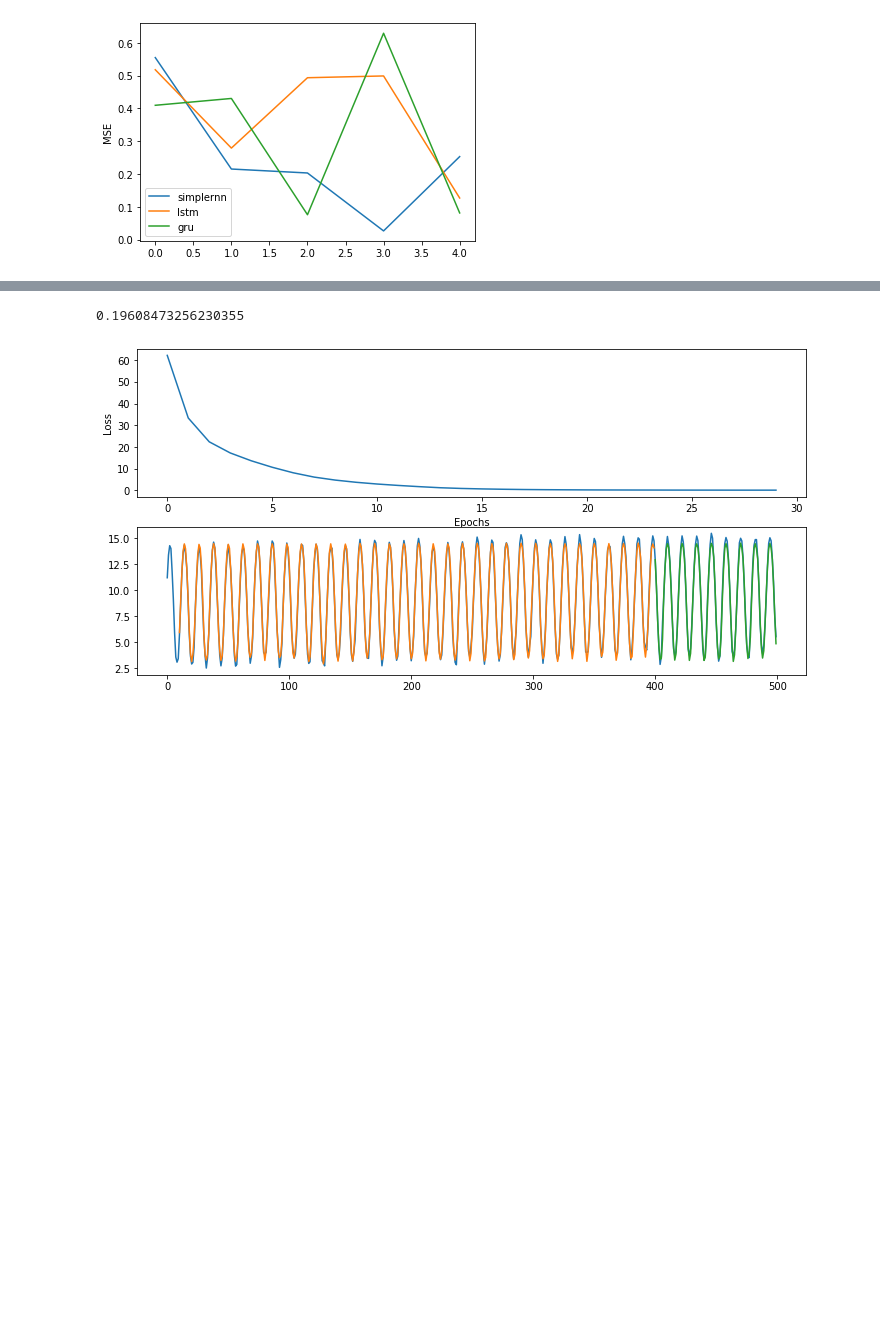
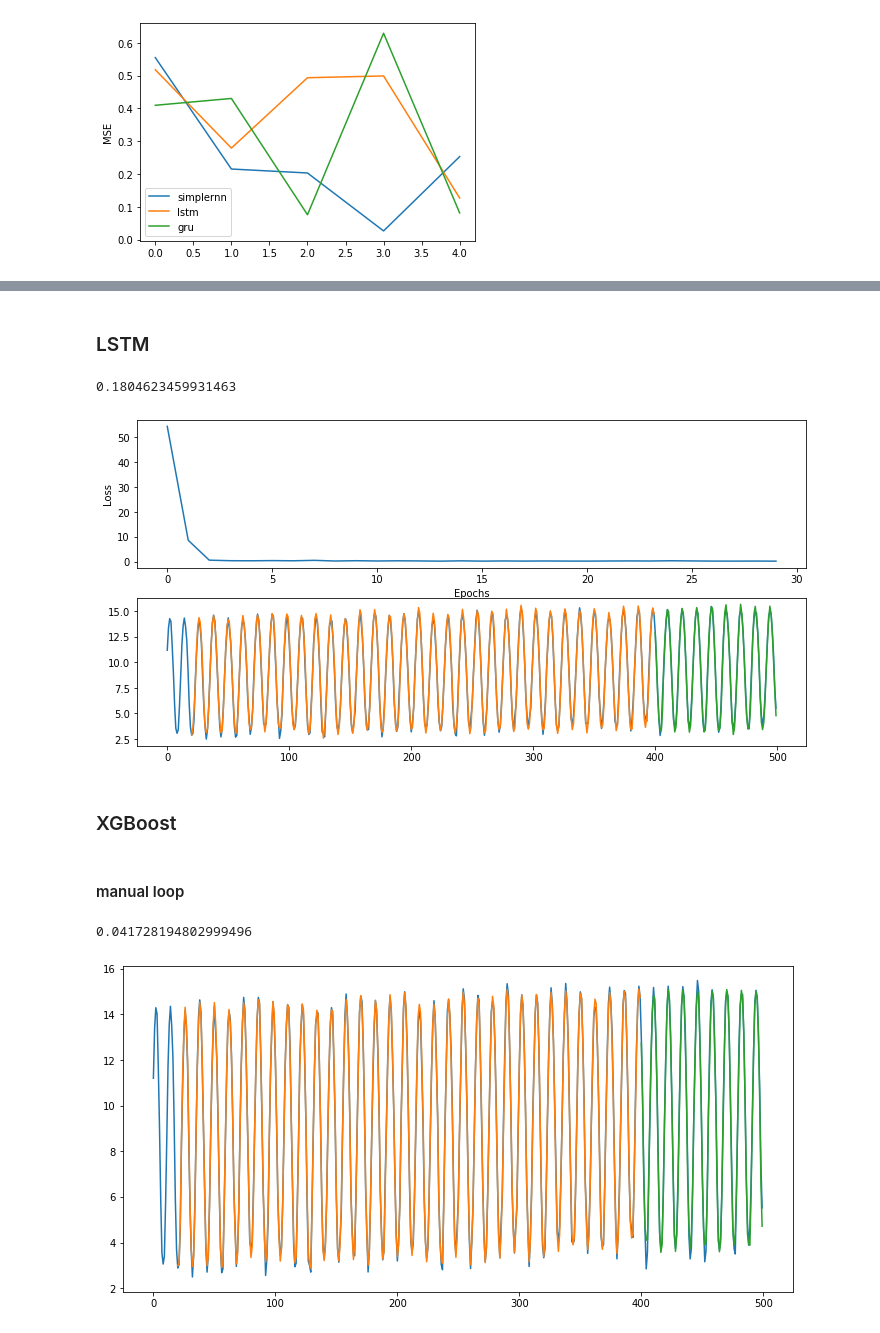
Before and after one commit to guitoo/TimeSeries, a Jupyter notebook: series temporelles RNN.ipynb, the cells around one changed output, grey strips where cells are left out. Drawn from its saved outputs; the diff is of its cells as text; code cells hidden in the pictures; blank space fills up the shorter version.

```diff
--- a/series temporelles RNN.ipynb
+++ b/series temporelles RNN.ipynb
@@ -242,14 +252,16 @@ temp = pd.read_csv("GlobalLandTemperatures_GlobalTemperatures.csv")
 temp["dt"] = temp["dt"].apply(lambda x: np.datetime64(x))
 temp = temp[['dt','LandAverageTemperature']]
 temp = temp.iloc[-500:]
+# %% [markdown]
+### LSTM
 # %%
 EPOCH = 30
 plot_pred(temp['LandAverageTemperature'].values.reshape(-1,1),
-          train_size=400,
-          model=LSTM,
-          input_length = 10,
-          units=30
+          train_size=400, input_length=20, batch_size=5,
+          model=rnn_model(units=30, input_length=20, cell_type=LSTM)
          )
 # %% [output]
-0.19608473256230355
+0.1804623459931463
-[figure, old version]
+[figure, new version]
+# %% [markdown]
+### XGBoost
@@ -255,0 +270,38 @@ plot_pred(temp['LandAverageTemperature'].values.reshape(-1,1),
+# %%
+INPUT_LENGTH = 20
+TRAINING_SIZE = 400
+
+series = temp['LandAverageTemperature'].values
+# %% [markdown]
+#### manual loop
+# %%
+X = []
+y = []
+for i in range(series.shape[0]-INPUT_LENGTH):
+    X.append(series[i:i+INPUT_LENGTH])
+    y.append(series[i+INPUT_LENGTH])
+X = np.array(X).reshape(-1,INPUT_LENGTH)
+y = np.array(y)
+
+train_size = TRAINING_SIZE-INPUT_LENGTH
+X_train, X_test = X[:train_size], X[train_size:]
+y_train, y_test = y[:train_size], y[train_size:]
+# %%
+reg = XGBRegressor(seed=42)
+reg.fit(X_train, y_train)
+
+testPredict = reg.predict(X_test)
+trainPredict = reg.predict(X_train)
+print(float(mse(y_train, trainPredict)))
+# %% [output]
+0.041728194802999496
+# %%
+train_size = X_train.shape[0]
+test_size = X_test.shape[0]
+plt.figure(figsize=(12,6))
+plt.plot(series)
+plt.plot(np.arange(train_size)+INPUT_LENGTH, trainPredict)
+plt.plot(np.arange(train_size, train_size+test_size)+INPUT_LENGTH ,testPredict)
+plt.show()
+# %% [output]
+[figure, added]
```
Also changed, not shown: parts of 24 cells of this notebook.
